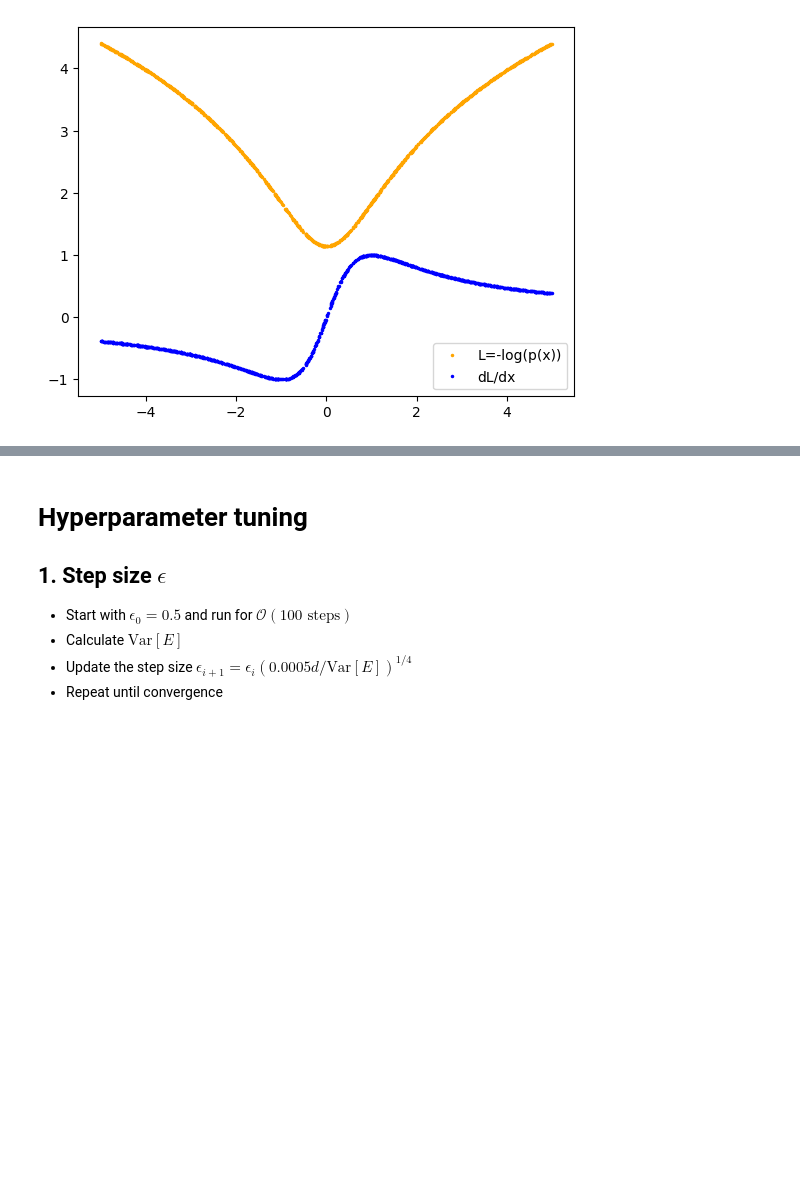
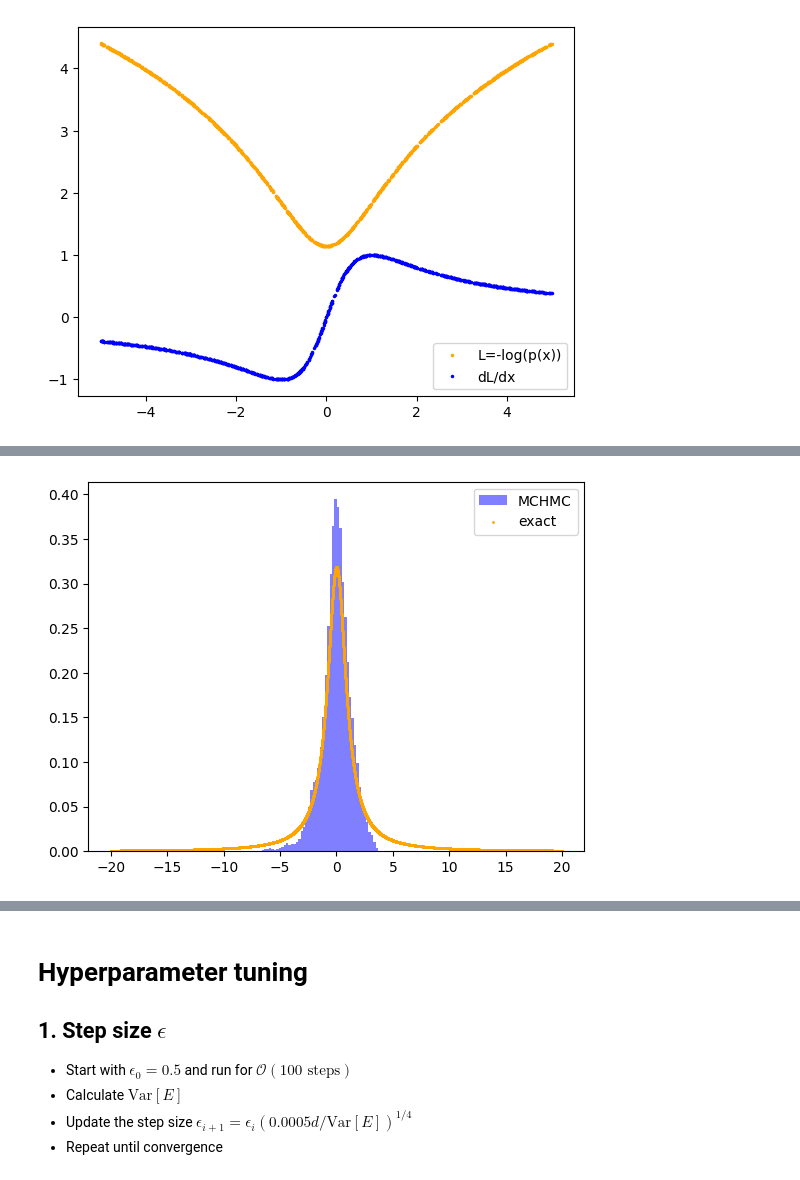
Before and after one commit to GiancarloSaran/MCHMC, a Jupyter notebook: Cauchy_trials.ipynb, the cells around one changed output, grey strips where cells are left out. Saved outputs shown, nothing was run; the diff lists cells and outputs as text; code cells hidden in the pictures; blank space fills up the shorter version.

```diff
--- a/Cauchy_trials.ipynb
+++ b/Cauchy_trials.ipynb
@@ -74,8 +79,8 @@ plt.show()
 # %%
 # standard cauchy in 1D
 x = np.random.uniform(low=-5, high=5, size=(1000, 1)) # 1000 one-dimensional points
-L = -np.log(standard_cauchy(x).detach().numpy()) # the function whose gradient we want to compute: -loglikelyhood of the 1d cauchy distribution
-nablaL = grad_log_likelihood(x, standard_cauchy)
+L = -np.log(standard_cauchy(x).detach().numpy()) # the function whose gradient we want to compute: -loglikelihood of the 1d cauchy distribution
+nablaL = grad_log_likelihood(x, standard_cauchy).numpy()
 
 plt.plot(x, L, 'o', color='orange', markersize=1.5, label='L=-log(p(x))')
 plt.plot(x, nablaL, 'o', color='blue', markersize=1.5, label='dL/dx')
@@ -142,0 +167,8 @@ Here we define the sampling algorithm with bounces. For post-hoc analysis the en
+# %%
+def energy(x, w, d, fn):
+    """
+    This function computes the energy of the system
+    """
+    L = -torch.log(fn(x)).sum() # Negative log posterior
+    E = d * torch.log(w) + L
+    return E
@@ -316,0 +374,9 @@ Number of bounces: 2222
+# %%
+X = X.flatten().to("cpu").detach().numpy()
+x = np.linspace(-20, 20, 10000)
+plt.hist(X, density=True, alpha=0.5, bins=50, color='blue', label='MCHMC')
+plt.scatter(x, standard_cauchy(x).numpy(), color='orange', s=1, label='exact')
+plt.legend()
+plt.show()
+# %% [output]
+[figure, added]
```
Also changed, not shown: parts of 37 cells of this notebook.
